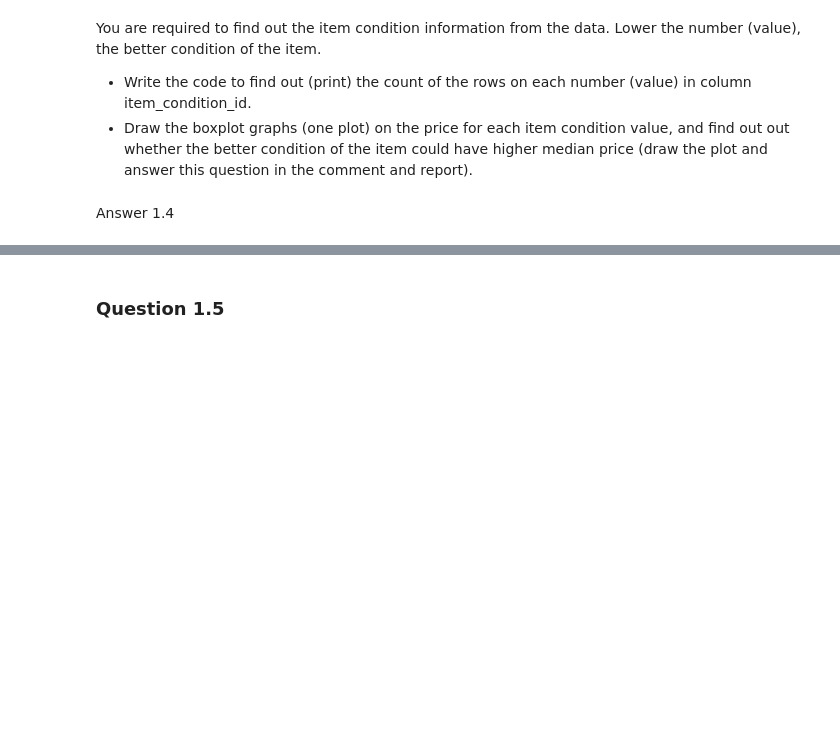
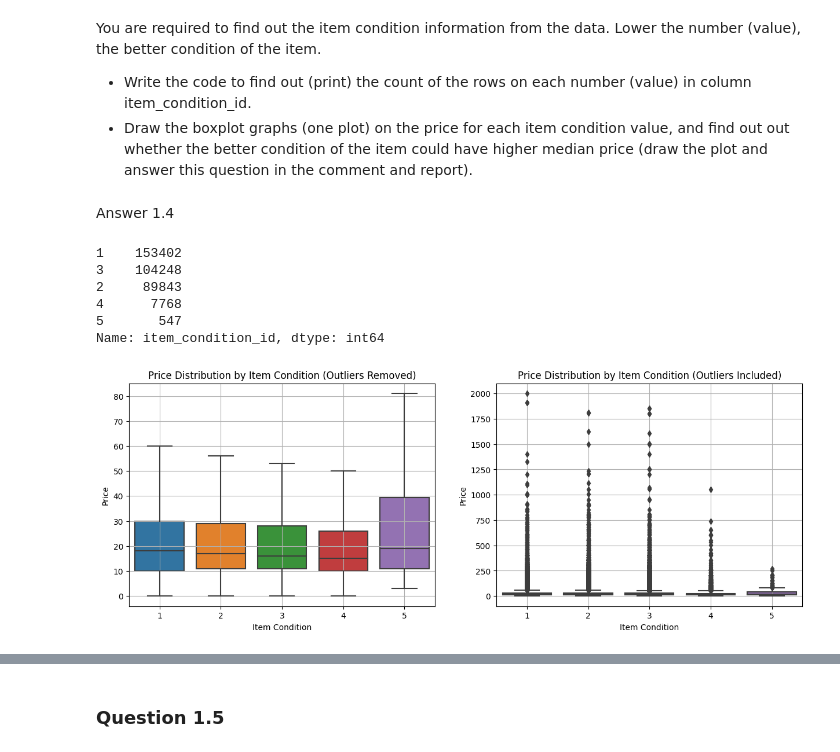
Before and after one commit to art-python/MSDeakin, a Jupyter notebook: SIG742Task2.ipynb, the cells around one changed output, grey strips where cells are left out. Saved outputs shown, nothing was run; the diff lists cells and outputs as text; code cells hidden in the pictures; blank space fills up the shorter version.

```diff
--- a/SIG742Task2.ipynb
+++ b/SIG742Task2.ipynb
@@ -265,3 +277,34 @@ out whether the better condition of the item could have higher median price (dra
 and answer this question in the comment and report).
 # %% [markdown]
 Answer 1.4
+# %%
+# Count of rows on each item condition value
+print(df1['item_condition_id'].value_counts())
+# %% [output]
+1    153402
+3    104248
+2     89843
+4      7768
+5       547
+Name: item_condition_id, dtype: int64
+# %%
+# Boxplot on the price for each item condition value
+fig, axes = plt.subplots(1, 2, figsize=(15, 5))
+
+# Boxplot with outliers removed
+sns.boxplot(ax=axes[0], x='item_condition_id', y='price', data=df1, showfliers=False)
+axes[0].set_xlabel('Item Condition')
+axes[0].set_ylabel('Price')
+axes[0].set_title('Price Distribution by Item Condition (Outliers Removed)')
+axes[0].grid(True)
+
+# Boxplot with outliers included
+sns.boxplot(ax=axes[1], x='item_condition_id', y='price', data=df1)
+axes[1].set_xlabel('Item Condition')
+axes[1].set_ylabel('Price')
+axes[1].set_title('Price Distribution by Item Condition (Outliers Included)')
+axes[1].grid(True)
+
+plt.show()
+# %% [output]
+[figure, added]
```
Also changed, not shown: parts of 19 cells of this notebook.
